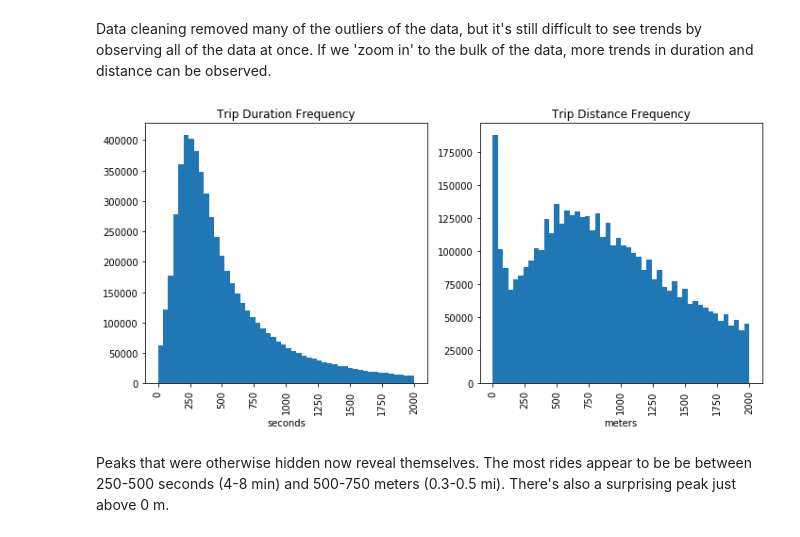
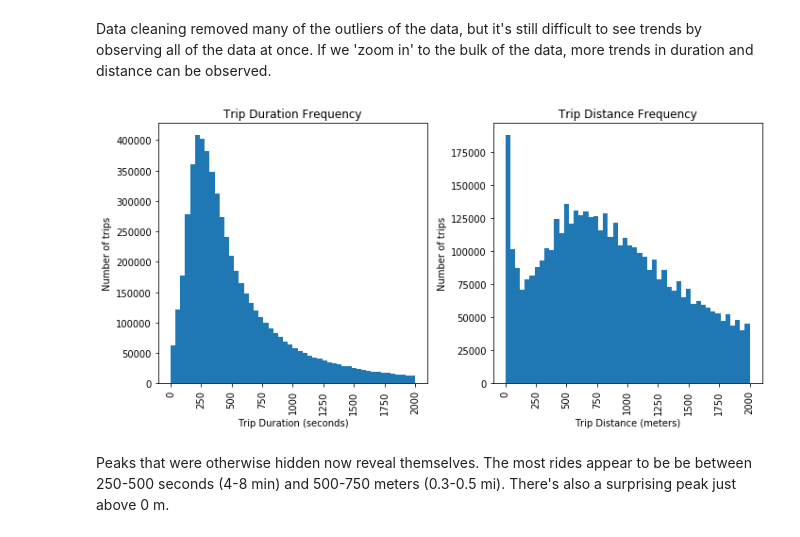
Before and after one commit to trevbhatt/predicting_scooter_utilization, a Jupyter notebook: data_story.ipynb, the cells around one changed output. Saved outputs shown, nothing was run; the diff lists cells and outputs as text; code cells hidden in the pictures.

```diff
--- a/data_story.ipynb
+++ b/data_story.ipynb
@@ -50,23 +58,25 @@ Data cleaning removed many of the outliers of the data, but it's still difficult
 # %%
 # Plot the histograms from above, with limits on the range
 plt.figure(figsize=[10, 5])
 plt.subplot(1,2,1)
 plt.hist(scooters['Trip Duration'], bins=50, range=(0,2000))
-plt.xlabel('seconds')
+plt.xlabel('Trip Duration (seconds)')
+plt.ylabel('Number of trips')
 plt.title('Trip Duration Frequency')
 plt.xticks(rotation='vertical')
 
 plt.subplot(1,2,2)
 plt.hist(scooters['Trip Distance'], bins=50, range=(0, 2000))
-plt.xlabel('meters')
+plt.xlabel('Trip Distance (meters)')
+plt.ylabel('Number of trips')
 plt.title('Trip Distance Frequency')
 plt.xticks(rotation='vertical')
 
 plt.tight_layout()
 plt.show()
 plt.close()
 # %% [output]
-[figure, old version]
+[figure, new version]
 # %% [markdown]
 Peaks that were otherwise hidden now reveal themselves.  The most rides appear to be be between 250-500 seconds (4-8 min) and 500-750 meters (0.3-0.5 mi). There's also a surprising peak just above 0 m.
 # %%
```
Also changed, not shown: parts of 14 cells of this notebook, 1 other file.
